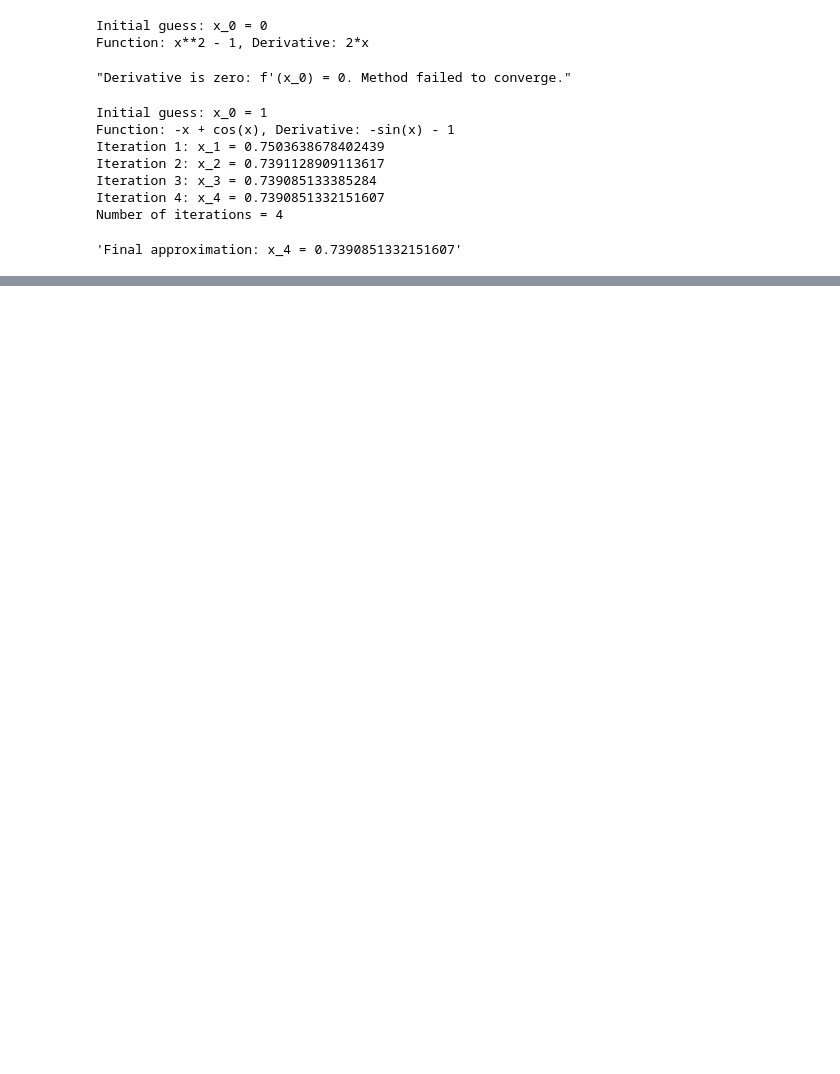
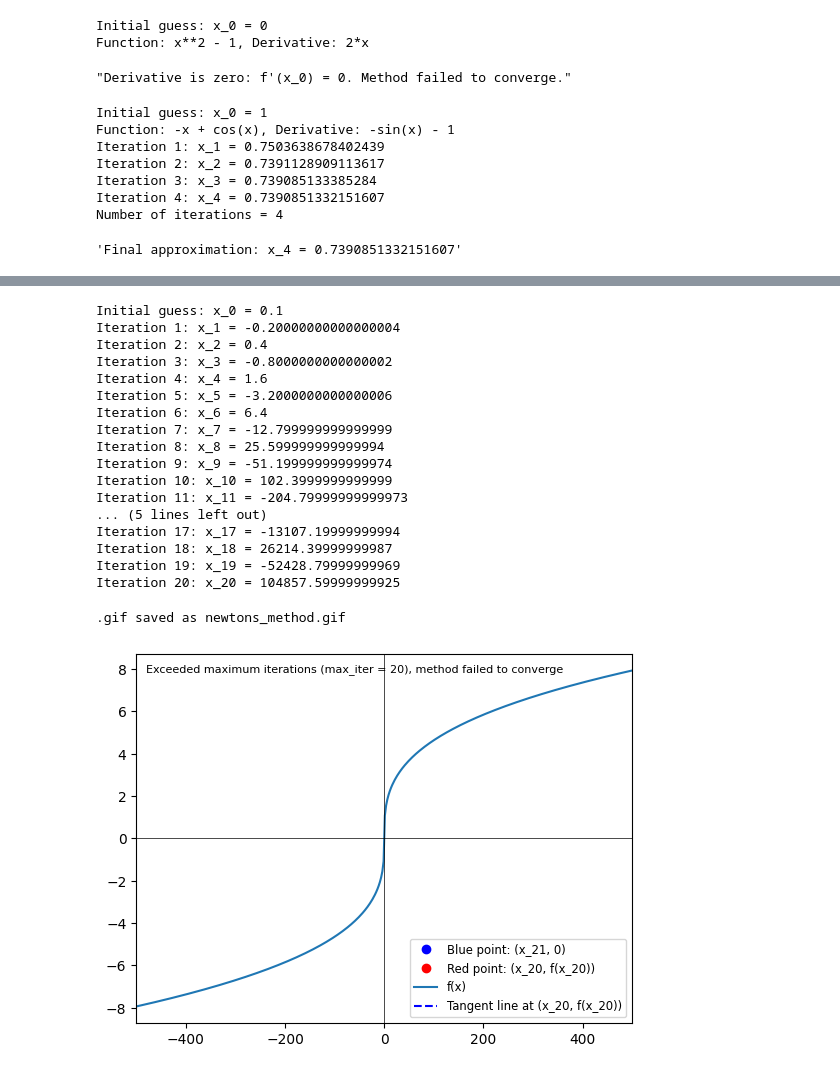
Before and after one commit to jkoganem/21-122, a Jupyter notebook: newton.ipynb, the cells around one changed output, grey strips where cells are left out. Cells and saved outputs as stored; diff of their text form; code cells hidden in the pictures; blank space fills up the shorter version.

Commit message:
Updated newton.ipynb
Added helper function to generate .gif

```diff
--- a/newton.ipynb
+++ b/newton.ipynb
@@ -14,20 +14,24 @@ from sympy import *
 # %%
 ## Defining f
 
-def newton(f, x0, max_iterations=20, accuracy=1.0e-06):
+def newton(f, x0, max_iterations=20, accuracy=1.0e-06, df=None):
 
     x = x0
     print(f"Initial guess: x_0 = {x}")
 
     #symbolic differentiation
-    y = symbols('x')
-    expr = f(y)
-    df = Lambda(y, diff(expr, y))
-
-    print(f"Function: {expr}, Derivative: {df(y)}")
+    if df is None:
+        y = symbols('x')
+        expr = f(y)
+        df = Lambda(y, diff(expr, y))
+        print(f"Function: {expr}, Derivative: {df(y)}")
 
     for i in range(max_iterations):
         fx = f(x)
+        if i == 0 and np.abs(fx) < accuracy:
+            print(f"Initial approximation is already accurate.")
+            return(f"Final apprxoiatmion: x_0 = {x}")
+
         dfx = df(x)
 
         #funnction terminates if f'(x_i) = 0
@@ -102,3 +106,17 @@ Iteration 3: x_3 = 0.739085133385284
 Iteration 4: x_4 = 0.7390851332151607
 Number of iterations = 4
 'Final approximation: x_4 = 0.7390851332151607'
+# %%
+def f(x):
+    if x >= 0:
+        return x**(1/3)
+    elif x < 0:
+        return -(abs(x)**(1/3))
+
+def df(x):
+    if x >= 0:
+        return (1/3)*x**(-2/3)
+    elif x < 0:
+        return (1/3)*abs(x)**(-2/3)
+
+newton(f,0.1,df = df)
@@ -104,0 +260,34 @@ Number of iterations = 4
+# %%
+def f(x):
+    if x >= 0:
+        return x**(1/3)
+    elif x < 0:
+        return -(abs(x)**(1/3))
+
+def df(x):
+    if x >= 0:
+        return (1/3)*x**(-2/3)
+    elif x < 0:
+        return (1/3)*abs(x)**(-2/3)
+
+newton(f,0.1,df = df, create_gif=True, x_range = (-500,500))
+# %% [output]
+Initial guess: x_0 = 0.1
+Iteration 1: x_1 = -0.20000000000000004
+Iteration 2: x_2 = 0.4
+Iteration 3: x_3 = -0.8000000000000002
+Iteration 4: x_4 = 1.6
+Iteration 5: x_5 = -3.2000000000000006
+Iteration 6: x_6 = 6.4
+Iteration 7: x_7 = -12.799999999999999
+Iteration 8: x_8 = 25.599999999999994
+Iteration 9: x_9 = -51.199999999999974
+Iteration 10: x_10 = 102.3999999999999
+Iteration 11: x_11 = -204.79999999999973
+... (5 lines left out)
+Iteration 17: x_17 = -13107.19999999994
+Iteration 18: x_18 = 26214.39999999987
+Iteration 19: x_19 = -52428.79999999969
+Iteration 20: x_20 = 104857.59999999925
+.gif saved as newtons_method.gif
+[figure, added]
```
Also changed, not shown: parts of 8 cells of this notebook, 4 other files.
